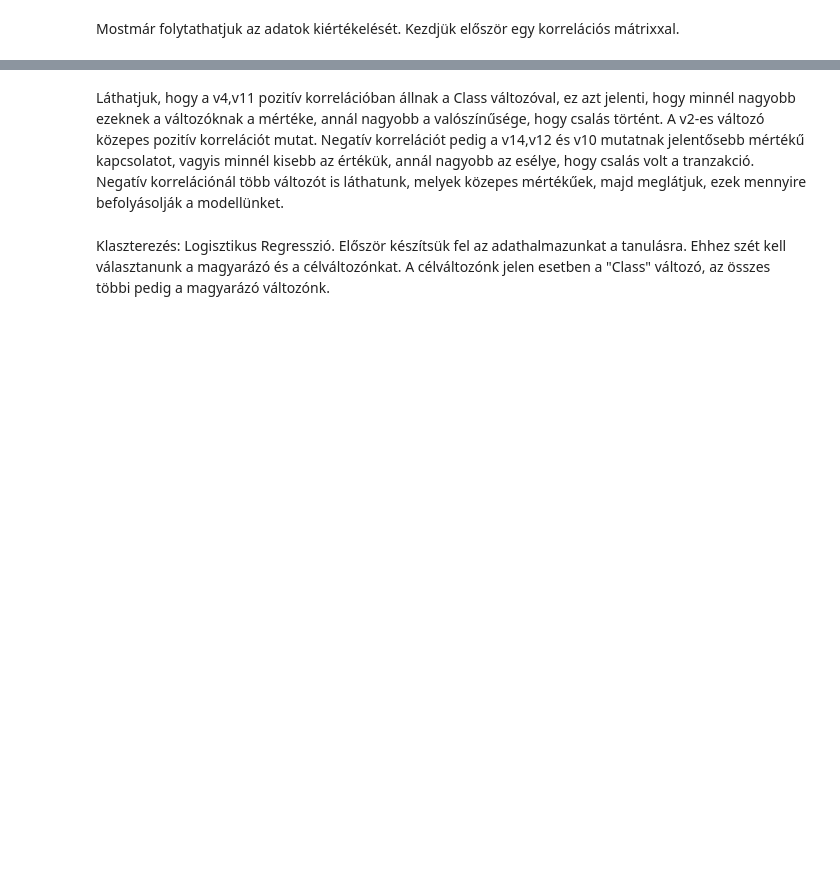
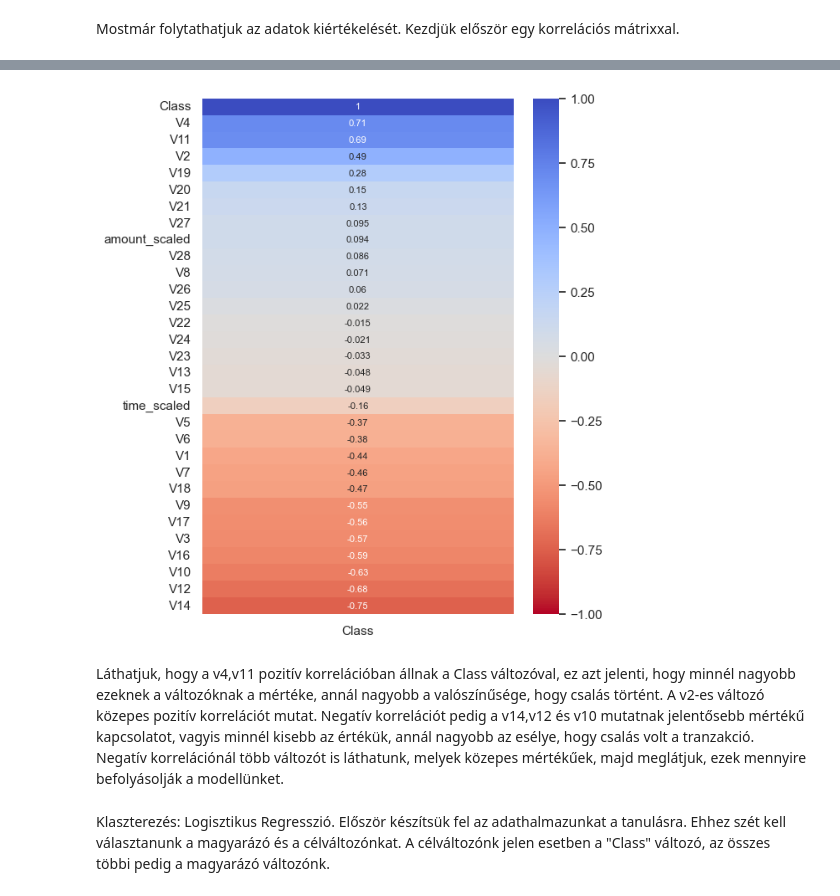
Before and after one commit to allmannd/syntheticdata, a Jupyter notebook: fraud_detection.ipynb, the cells around one changed output, grey strips where cells are left out. Cells and saved outputs as stored; diff of their text form; code cells hidden in the pictures; blank space fills up the shorter version.

```diff
--- a/fraud_detection.ipynb
+++ b/fraud_detection.ipynb
@@ -166,3 +166,10 @@ plt.show()
+# %%
+sns.set(font_scale=0.6)
+sns.set (rc = {'figure.figsize':(6, 8)})
+sns.heatmap(new_df.corr()[['Class']].sort_values(by='Class', ascending=False),vmin=-1, vmax=1, annot=True, annot_kws={'size': 8}, cmap='coolwarm_r')
+plt.show()
+# %% [output]
+[figure, added]
 # %% [markdown]
 Láthatjuk, hogy a v4,v11 pozitív korrelációban állnak a Class változóval, ez azt jelenti, hogy minnél nagyobb ezeknek a változóknak a mértéke, annál nagyobb a valószínűsége, hogy csalás történt. A v2-es változó közepes pozitív korrelációt mutat. Negatív korrelációt pedig a v14,v12 és v10 mutatnak jelentősebb mértékű kapcsolatot, vagyis minnél kisebb az értékük, annál nagyobb az esélye, hogy csalás volt a tranzakció. Negatív korrelációnál több változót is láthatunk, melyek közepes mértékűek, majd meglátjuk, ezek mennyire befolyásolják a modellünket.
 # %% [markdown]
```
Also changed, not shown: parts of 14 cells of this notebook, 1 other file.
